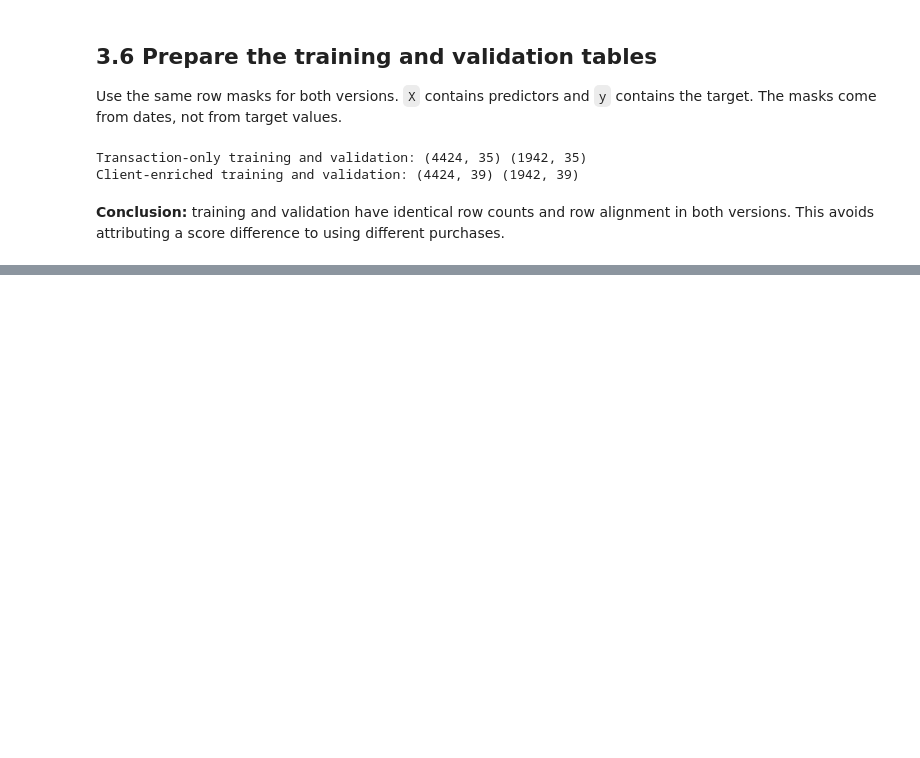
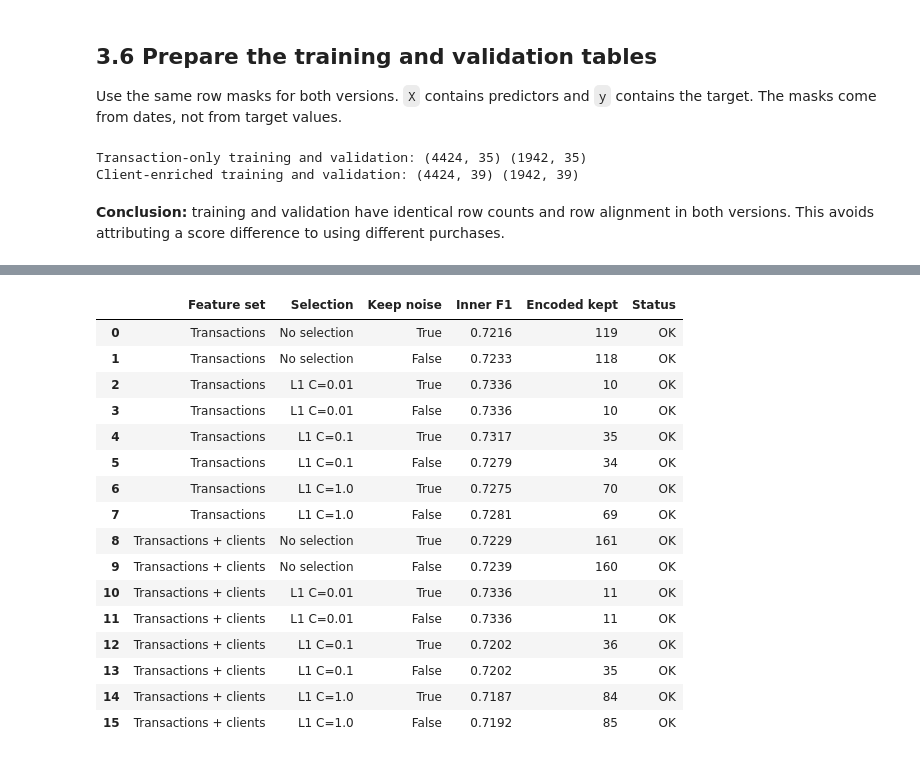
Before and after one commit to alfredosoudo21/ML_Group_04, a Jupyter notebook: notebooks/03_temporal_baseline_experiments.ipynb, the cells around one changed output, grey strips where cells are left out. Drawn from its saved outputs; the diff is of its cells as text; code cells hidden in the pictures; blank space fills up the shorter version.

```diff
--- a/notebooks/03_temporal_baseline_experiments.ipynb
+++ b/notebooks/03_temporal_baseline_experiments.ipynb
@@ -314,15 +367,11 @@ Use the same settings and a probability threshold of 0.5. The only experimental
 # %%
-transaction_model = make_model(X_train)
-transaction_model.fit(X_train, y_train)
+transaction_model = fit_checked(make_model(X_train), X_train, y_train)
 transaction_probability = transaction_model.predict_proba(X_valid)[:, 1]
 transaction_prediction = (transaction_probability >= THRESHOLD).astype(int)
 
-client_model = make_model(X_train_clients)
-client_model.fit(X_train_clients, y_train)
+client_model = fit_checked(make_model(X_train_clients), X_train_clients, y_train)
 client_probability = client_model.predict_proba(X_valid_clients)[:, 1]
 client_prediction = (client_probability >= THRESHOLD).astype(int)
 
-assert transaction_model['classifier'].n_iter_.max() < 10000
-assert client_model['classifier'].n_iter_.max() < 10000
-print('Both models fitted without reaching the iteration limit.')
+print('Both original baselines fitted successfully.')
 # %% [output]
@@ -331,0 +430,87 @@ Both models fitted without reaching the iteration limit.
+# %%
+feature_sets = {
+    'Transactions': {'train': X_train, 'valid': X_valid},
+    'Transactions + clients': {'train': X_train_clients, 'valid': X_valid_clients}
+}
+selection_options = [('No selection', None), ('L1 C=0.01', 0.01),
+                     ('L1 C=0.1', 0.1), ('L1 C=1.0', 1.0)]
+candidate_specs = {}
+search_rows = []
+
+for feature_set, frames in feature_sets.items():
+    for selection_name, selector_c in selection_options:
+        for keep_noise in [True, False]:
+            columns = [
+                col for col in frames['train'].columns
+                if keep_noise or col != 'random_noise'
+            ]
+            candidate_id = feature_set + ' | ' + selection_name + ' | noise=' + str(keep_noise)
+            candidate_specs[candidate_id] = {
+                'columns': columns, 'selector_c': selector_c, 'keep_noise': keep_noise
+            }
+            X_inner_train = frames['train'].loc[inner_fit_rows, columns]
+            X_inner_valid = frames['train'].loc[inner_valid_rows, columns]
+            model = make_model(X_inner_train, selector_c=selector_c)
+            try:
+                fit_checked(model, X_inner_train, y_train.loc[inner_fit_rows])
+            except ValueError:
+                # Empty selections are possible with a strong L1 penalty.
+                selector = model['selection']
+                if (not isinstance(selector, str)
+                        and hasattr(selector, 'estimator_')
+                        and not selector.get_support().any()):
+                    search_rows.append({
+                        'Candidate': candidate_id, 'Feature set': feature_set,
+                        'Selection': selection_name, 'Keep noise': keep_noise,
+                        'Inner F1': np.nan, 'Encoded kept': 0,
+                        'Status': 'Invalid: no selected columns'
+                    })
+                    continue
+                raise
+
+            probability = model.predict_proba(X_inner_valid)[:, 1]
+            prediction = (probability >= THRESHOLD).astype(int)
+            search_rows.append({
+                'Candidate': candidate_id, 'Feature set': feature_set,
+                'Selection': selection_name, 'Keep noise': keep_noise,
+                'Inner F1': f1_score(y_train.loc[inner_valid_rows], prediction, zero_division=0),
+                'Encoded kept': int(selected_column_table(model)['selected'].sum()),
+                'Status': 'OK'
+            })
+
+inner_results = pd.DataFrame(search_rows)
+display(inner_results.drop(columns='Candidate').round(4))
+
+chosen_candidates = {}
+for feature_set in feature_sets:
+    ranked = inner_results.loc[
+        (inner_results['Feature set'] == feature_set) & (inner_results['Status'] == 'OK')
+    ].sort_values(
+        ['Inner F1', 'Encoded kept', 'Keep noise', 'Candidate'],
+        ascending=[False, True, True, True], kind='stable'
+    )
+    assert not ranked.empty
+    chosen_candidates[feature_set] = ranked.iloc[0]['Candidate']
+
+print('Chosen using INNER validation only:')
+display(inner_results.loc[
+    inner_results['Candidate'].isin(chosen_candidates.values())
+].drop(columns='Candidate').round(4))
+# %% [output]
+|  | Feature set | Selection | Keep noise | Inner F1 | Encoded kept | Status |
+| 0 | Transactions | No selection | True | 0.7216 | 119 | OK |
+| 1 | Transactions | No selection | False | 0.7233 | 118 | OK |
+| 2 | Transactions | L1 C=0.01 | True | 0.7336 | 10 | OK |
+| 3 | Transactions | L1 C=0.01 | False | 0.7336 | 10 | OK |
+| 4 | Transactions | L1 C=0.1 | True | 0.7317 | 35 | OK |
+| 5 | Transactions | L1 C=0.1 | False | 0.7279 | 34 | OK |
+| 6 | Transactions | L1 C=1.0 | True | 0.7275 | 70 | OK |
+| 7 | Transactions | L1 C=1.0 | False | 0.7281 | 69 | OK |
+| 8 | Transactions + clients | No selection | True | 0.7229 | 161 | OK |
+| 9 | Transactions + clients | No selection | False | 0.7239 | 160 | OK |
+| 10 | Transactions + clients | L1 C=0.01 | True | 0.7336 | 11 | OK |
+| 11 | Transactions + clients | L1 C=0.01 | False | 0.7336 | 11 | OK |
+| 12 | Transactions + clients | L1 C=0.1 | True | 0.7202 | 36 | OK |
+| 13 | Transactions + clients | L1 C=0.1 | False | 0.7202 | 35 | OK |
+| 14 | Transactions + clients | L1 C=1.0 | True | 0.7187 | 84 | OK |
+| 15 | Transactions + clients | L1 C=1.0 | False | 0.7192 | 85 | OK |
```
Also changed, not shown: parts of 31 cells of this notebook.
